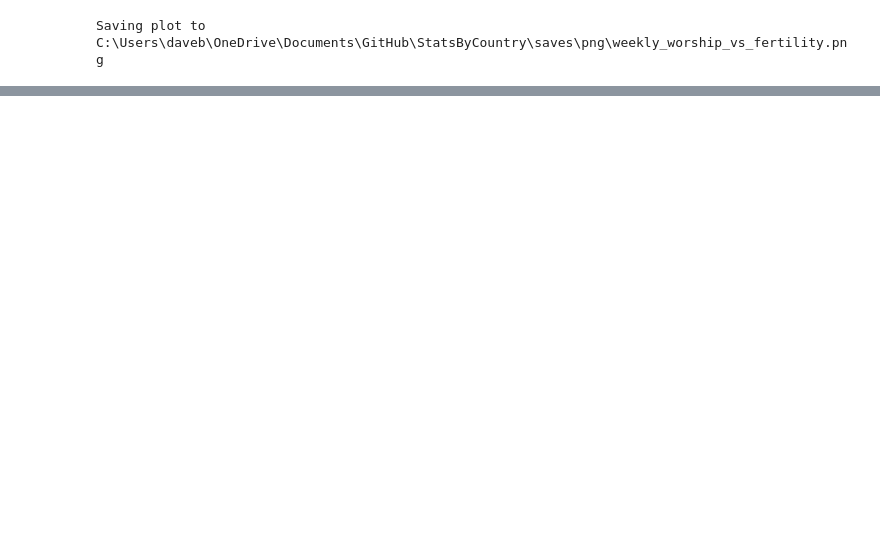
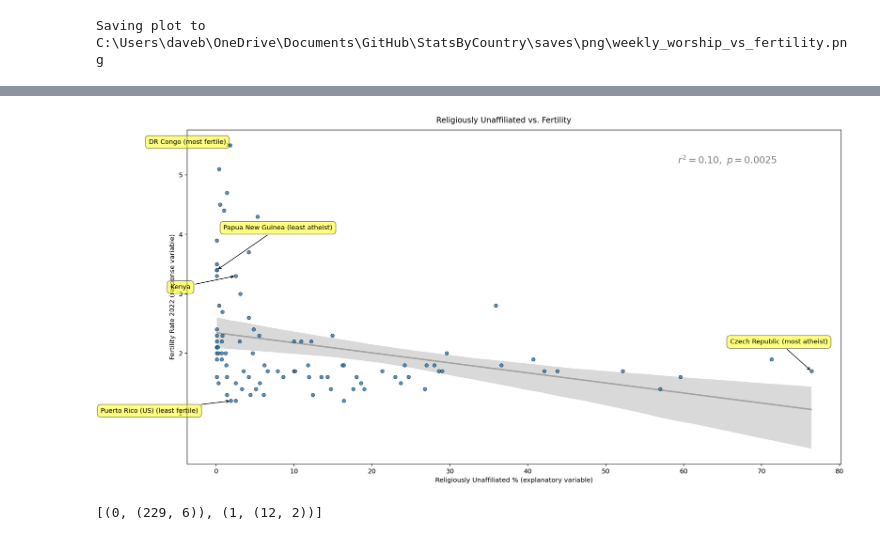
Before and after one commit to dbabbitt/StatsByCountry, a Jupyter notebook: ipynb/Weekly Worship vs Fertility.ipynb, the cells around one changed output, grey strips where cells are left out. Cells and saved outputs as stored; diff of their text form; code cells hidden in the pictures; blank space fills up the shorter version.

```diff
--- a/ipynb/Weekly Worship vs Fertility.ipynb
+++ b/ipynb/Weekly Worship vs Fertility.ipynb
@@ -154,0 +244,19 @@ Saving plot to C:\Users\daveb\OneDrive\Documents\GitHub\StatsByCountry\saves\png
+# %%
+
+fig = first_order_linear_scatterplot(df.set_index('country_name'), 'Pew_2012', 'Fertility_Rate_2022',
+                                     xlabel_str='Religiously Unaffiliated % (explanatory variable)',
+                                     ylabel_str='Fertility Rate 2022 (response variable)',
+                                     x_adj='atheist', y_adj='fertile',
+                                     title='Religiously Unaffiliated vs. Fertility',
+                                     idx_reference='Kenya', annot_reference='',
+                                     least_x_xytext=(10, 60), most_x_xytext=(-125, 40),
+                                     least_y_xytext=(-200, -20), most_y_xytext=(-125, 0),
+                                     reference_xytext=(-100, -22), color_list=None, verbose=False)
+# %% [output]
+[figure, added]
+# %%
+
+url = 'https://en.wikipedia.org/wiki/Urbanization_by_country'
+table_dfs_list = get_page_tables(url)
+# %% [output]
+[(0, (229, 6)), (1, (12, 2))]
```
Also changed, not shown: parts of 26 cells of this notebook, 5 other files.
